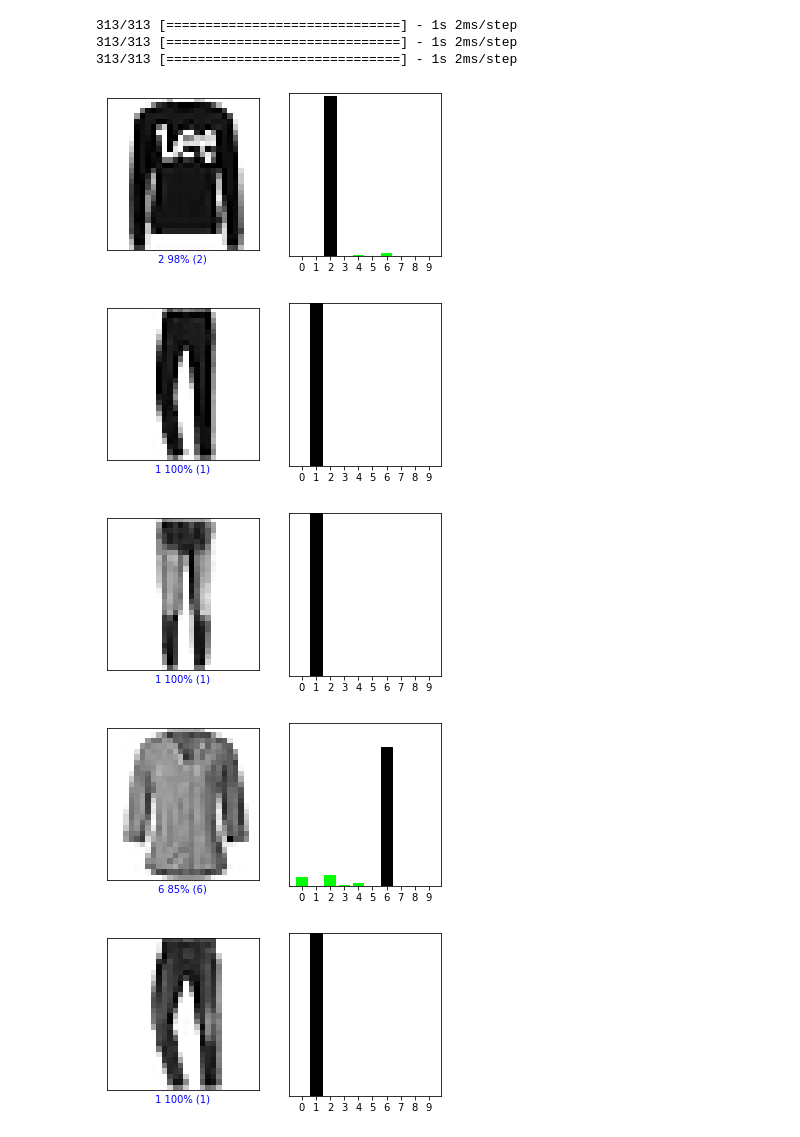
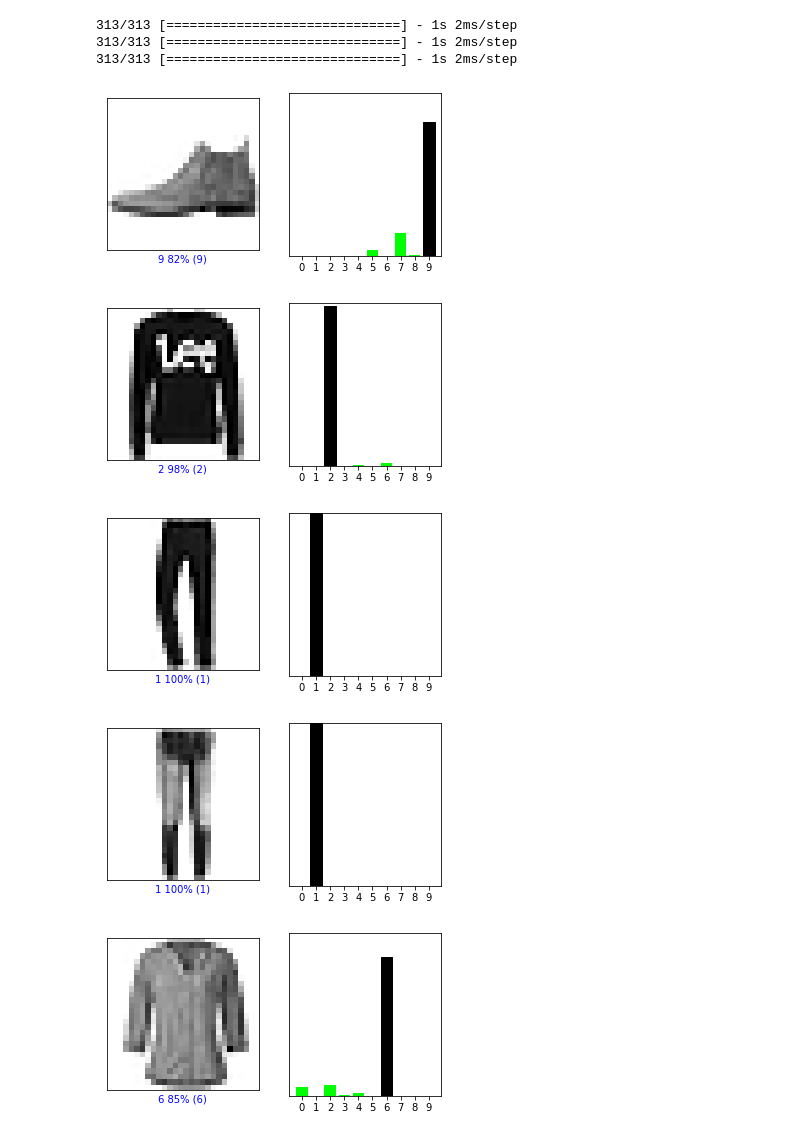
Before and after one commit to PilarAriasVazquez/AA_PRACTICA2_GRUPO_7, a Jupyter notebook: AA_PRACTICA2_GRUPO_7.ipynb, the cells around one changed output. Drawn from its saved outputs; the diff is of its cells as text; code cells hidden in the pictures.

```diff
--- a/AA_PRACTICA2_GRUPO_7.ipynb
+++ b/AA_PRACTICA2_GRUPO_7.ipynb
@@ -653,16 +653,16 @@ def plot_value_array(i, predictions_array, true_label):
 test_labels=test_labels.reshape(10000,)
 # %%
 i = 0
-for j in range (1,14):
+for j in range (0,13):
   plt.figure(figsize=(6,3))
   plt.subplot(1,2,1)
   plot_image(j, predictions[j], test_labels, test_images.reshape(10000,28,28))
   plt.subplot(1,2,2)
   plot_value_array(j, predictions[j], test_labels)
   plt.show()
 # %% [output]
-[figure, old version]
+[figure, new version]
-[figure, old version]
+[figure, new version]
-[figure, old version]
+[figure, new version]
-[figure, old version]
+[figure, new version]
-[figure, old version]
+[figure, new version]
```
Also changed, not shown: parts of 3 cells of this notebook.
